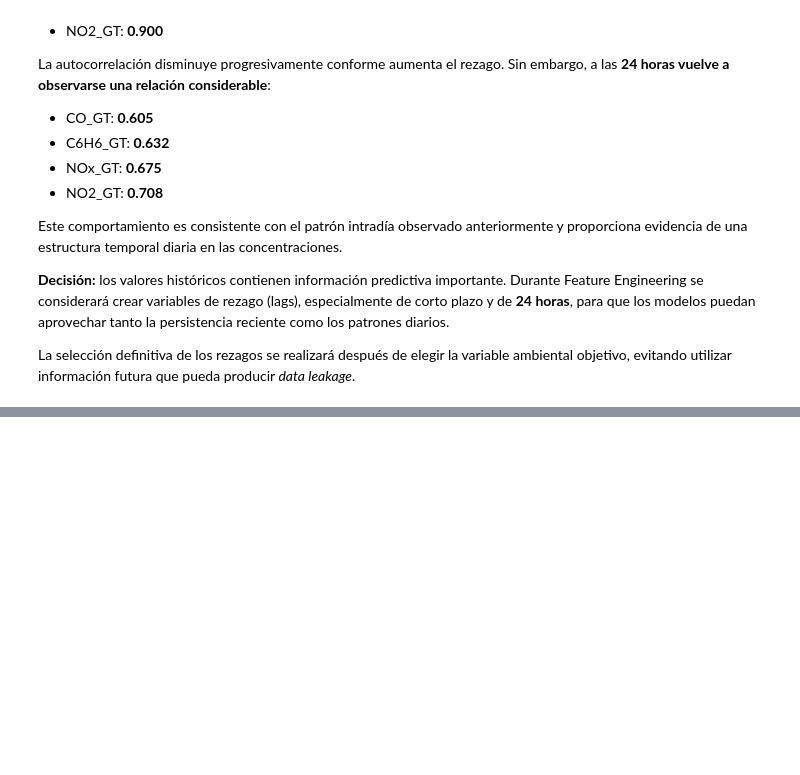
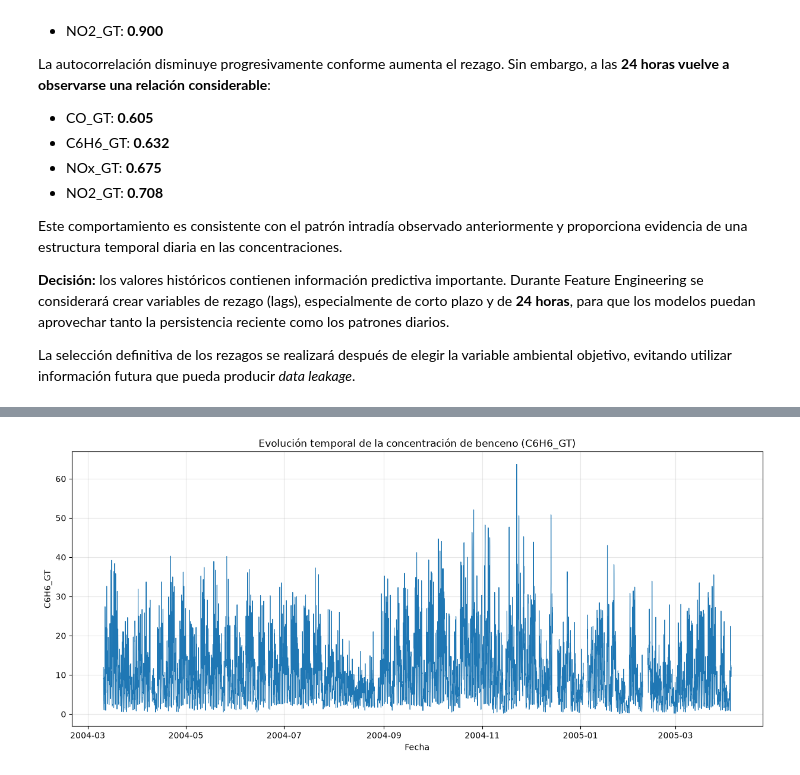
Before and after one commit to aparodriguez25-sketch/Grupo8_Air_Quality_MLOps, a Jupyter notebook: notebooks/01_eda_air_quality.ipynb, the cells around one changed output, grey strips where cells are left out. Cells and saved outputs as stored; diff of their text form; code cells hidden in the pictures; blank space fills up the shorter version.

```diff
--- a/notebooks/01_eda_air_quality.ipynb
+++ b/notebooks/01_eda_air_quality.ipynb
@@ -515,0 +740,14 @@ continuity_report
+# %%
+plt.figure(figsize=(15, 6))
+plt.plot(
+    df["timestamp"],
+    df["C6H6_GT"],
+    linewidth=0.8
+)
+plt.title("Evolución temporal de la concentración de benceno (C6H6_GT)")
+plt.xlabel("Fecha")
+plt.ylabel("C6H6_GT")
+plt.grid(alpha=0.3)
+plt.show()
+# %% [output]
+[figure, added]
```
Also changed, not shown: parts of 14 cells of this notebook.
